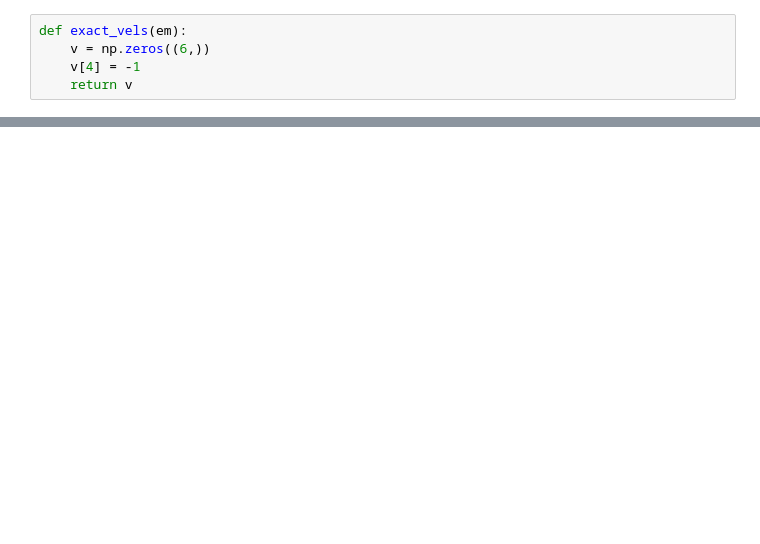
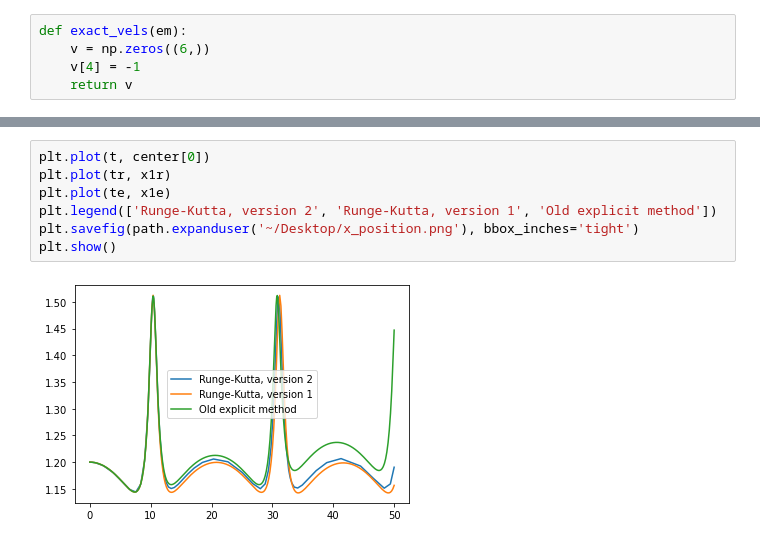
Before and after one commit to wandrewjam/thesis, a Jupyter notebook: reg_stokeslets/notebooks/radau_tester.ipynb, the cells around one changed output, grey strips where cells are left out. Drawn from its saved outputs; the diff is of its cells as text; blank space fills up the shorter version.

```diff
--- a/reg_stokeslets/notebooks/radau_tester.ipynb
+++ b/reg_stokeslets/notebooks/radau_tester.ipynb
@@ -38,0 +227,9 @@ plt.show()
+# %%
+plt.plot(t, center[0])
+plt.plot(tr, x1r)
+plt.plot(te, x1e)
+plt.legend(['Runge-Kutta, version 2', 'Runge-Kutta, version 1', 'Old explicit method'])
+plt.savefig(path.expanduser('~/Desktop/x_position.png'), bbox_inches='tight')
+plt.show()
+# %% [output]
+[figure, added]
```
Also changed, not shown: parts of 42 cells of this notebook, 1 other file.
